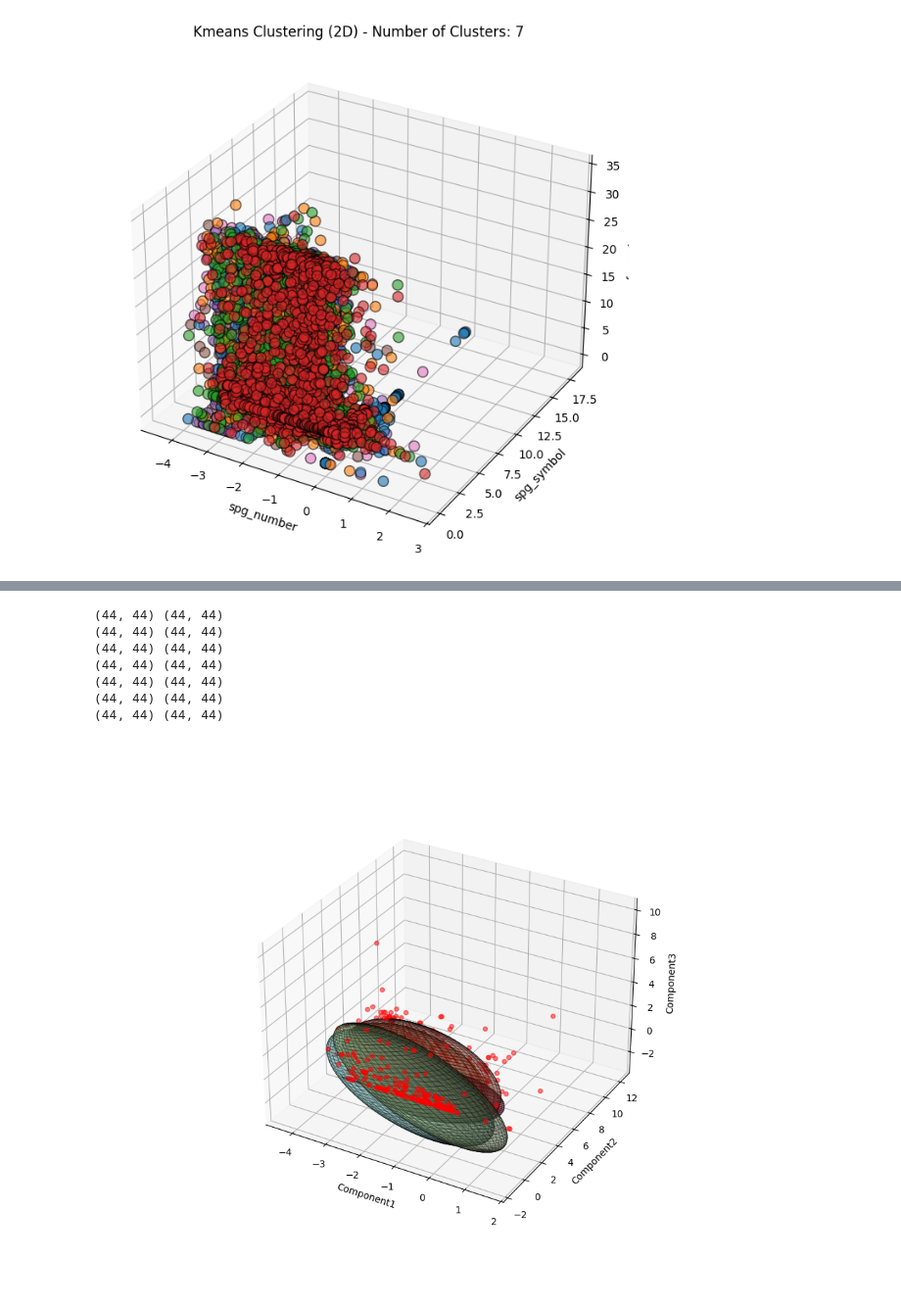
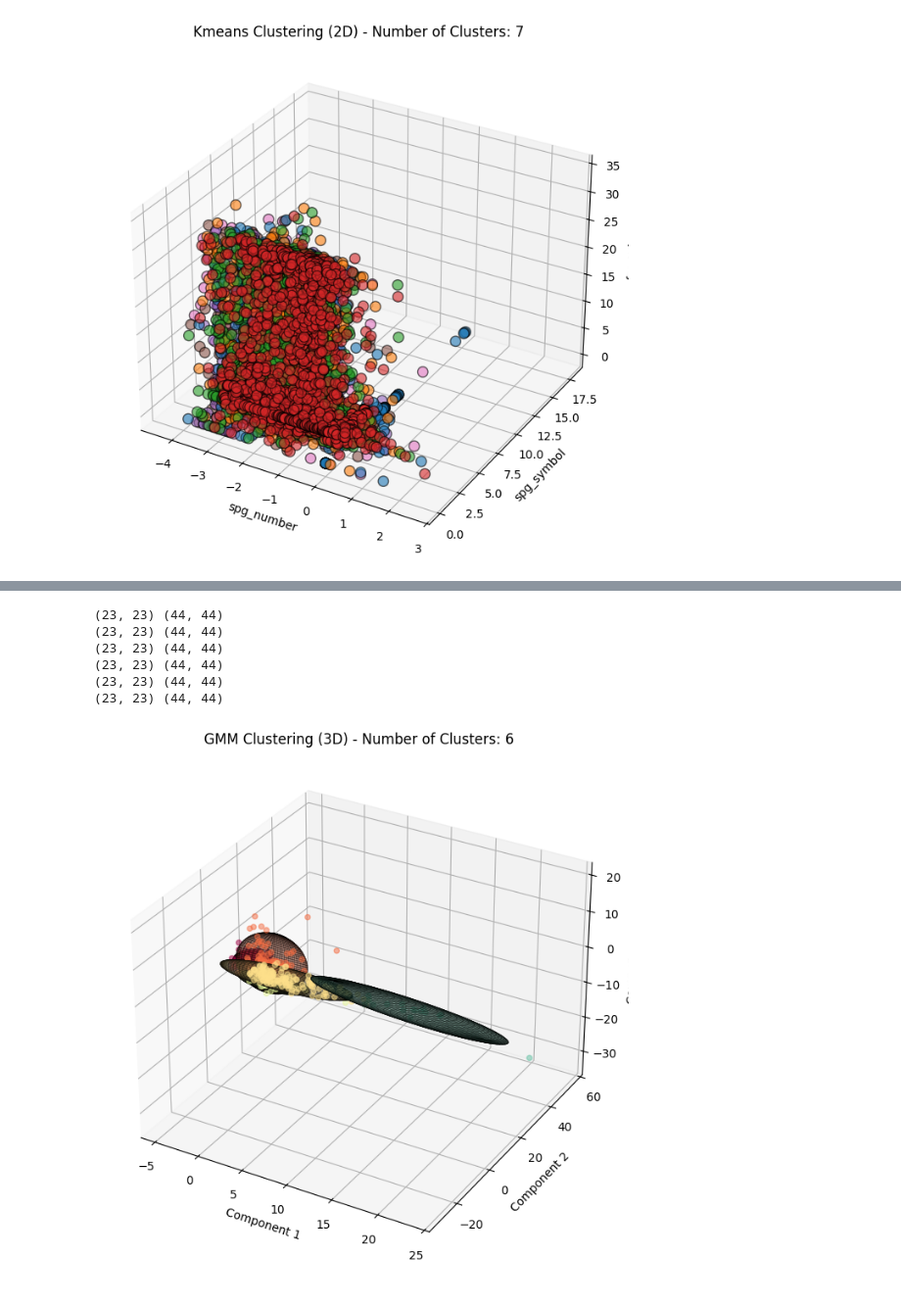
Before and after one commit to mariapasaylo/LUMENS-PV, a Jupyter notebook: ml_classifiers/KMeansMethods.ipynb, the cells around one changed output, grey strips where cells are left out. Shown at 98% size. Drawn from its saved outputs; the diff is of its cells as text; code cells hidden in the pictures.

Commit message:
Replotted Graphs

```diff
--- a/ml_classifiers/KMeansMethods.ipynb
+++ b/ml_classifiers/KMeansMethods.ipynb
@@ -200,9 +200,9 @@ df_nd = pd.DataFrame(data_nd, columns = [f"PCA{i}" for i in range(0,data_nd.shap
 
 
 for gmm_model in GMM_models:
-    gmm_model.fit(df_numerical_standard)
-    BIC_VALS.append(gmm_model.aic(df_numerical_standard))
-    AIC_VALS.append(gmm_model.bic(df_numerical_standard))
+    gmm_model.fit(data_nd)
+    BIC_VALS.append(gmm_model.bic(data_nd))
+    AIC_VALS.append(gmm_model.aic(data_nd))
 
 
 X_constraints = np.arange(1,len(GMM_models)+1)
@@ -339,5 +338,5 @@ for i, (mean, covariance, (label,cluster)) in enumerate(zip(optim_GMM_means, opt
 # %%
-%matplotlib ipympl
+
 import numpy as np
 from scipy import linalg
 import matplotlib.pyplot as plt
@@ -347,10 +346,10 @@ from mpl_toolkits.mplot3d import Axes3D
 fig = plt.figure(figsize=(10, 8))
 ax = fig.add_subplot(111, projection='3d')\
 
-#ax.title(f"GMM Clustering (2D) - Number of Clusters: {optim_GMM_model.n_components}")
-ax.set_ylabel("Component2")
-ax.set_xlabel("Component1")
-ax.set_zlabel("Component3")
+ax.set_title(f"GMM Clustering (3D) - Number of Clusters: {optim_GMM_model.n_components}")
+ax.set_ylabel("Component 2")
+ax.set_xlabel("Component 1")
+ax.set_zlabel("Component 3")
 
 # Create rotation grid
 theta = np.linspace(0, 2*np.pi, 180)
@@ -367,16 +366,16 @@ for i, (mean, covariance, (label, cluster)) in enumerate(zip(optim_GMM_means, op
     print(covariance.shape, scale_matrix.shape)
 
     # Scale covariance
-    scaled_covaraince = covariance * scale_matrix
+    #scaled_covaraince = covariance * scale_matrix
 
     # Eigen decomposition
-    eigen_val, eigen_vector = linalg.eigh(scaled_covaraince[0:3, 0:3])
+    eigen_val, eigen_vector = linalg.eigh(covariance[0:3, 0:3])
 
     # Scale mean
-    scaled_mean = mean @ np.diag(scaler.scale_) + scaler.mean_
+    #scaled_mean = mean @ np.diag(scaler.scale_) + scaler.mean_
 
     # Compute ellipsoid points
-    ellipse = scaled_mean[:, np.newaxis][0:3, :] + eigen_vector @ np.diag(np.sqrt(eigen_val * 5.992)) @ rotation_vec
+    ellipse = mean[:, np.newaxis][0:3, :] + eigen_vector @ np.diag(np.sqrt(eigen_val * 5.992)) @ rotation_vec
 
     # Plot ellipsoid surface
     ax.plot_surface(
@@ -384,41 +383,46 @@ for i, (mean, covariance, (label, cluster)) in enumerate(zip(optim_GMM_means, op
         ellipse[1, :].reshape(180, 180),
         ellipse[2, :].reshape(180, 180),
         color=colors[i],
         alpha=0.3,
         edgecolor='k',
         linewidth=0.5
     )
 
     # Plot cluster points
     ax.scatter(
         cluster.values[:, 0],
         cluster.values[:, 1],
         cluster.values[:, 2],
         alpha=0.5,
         s=20,
-        color="red"
+        color=colors[i]
     )
+
+    """
 
     ax.plot(
         scaled_mean[0],
         scaled_mean[1],
         scaled_mean[2],
-        color="red",
+        color=colors[i],
         marker="*",
-        markersize=12
+        markersize=40
     )
+
+    """
+
+
 
 # Show grid4
 
 
 plt.grid()
 plt.show()
 # %% [output]
-(44, 44) (44, 44)
-(44, 44) (44, 44)
-(44, 44) (44, 44)
-(44, 44) (44, 44)
-(44, 44) (44, 44)
-(44, 44) (44, 44)
-(44, 44) (44, 44)
+(23, 23) (44, 44)
+(23, 23) (44, 44)
+(23, 23) (44, 44)
+(23, 23) (44, 44)
+(23, 23) (44, 44)
+(23, 23) (44, 44)
-[figure, old version]
+[figure, new version]
```
Also changed, not shown: parts of 3 cells of this notebook, 1 other file.
